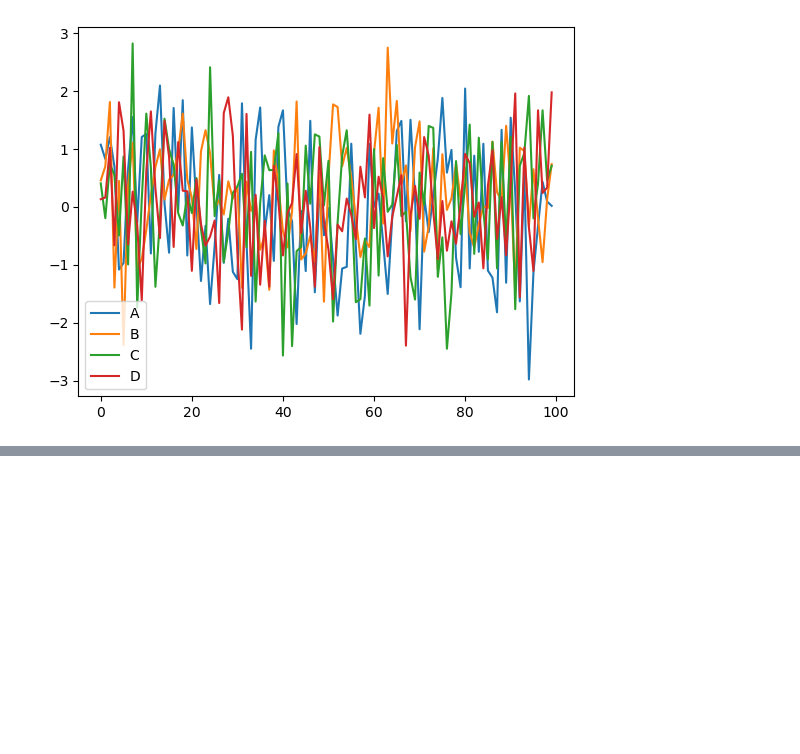
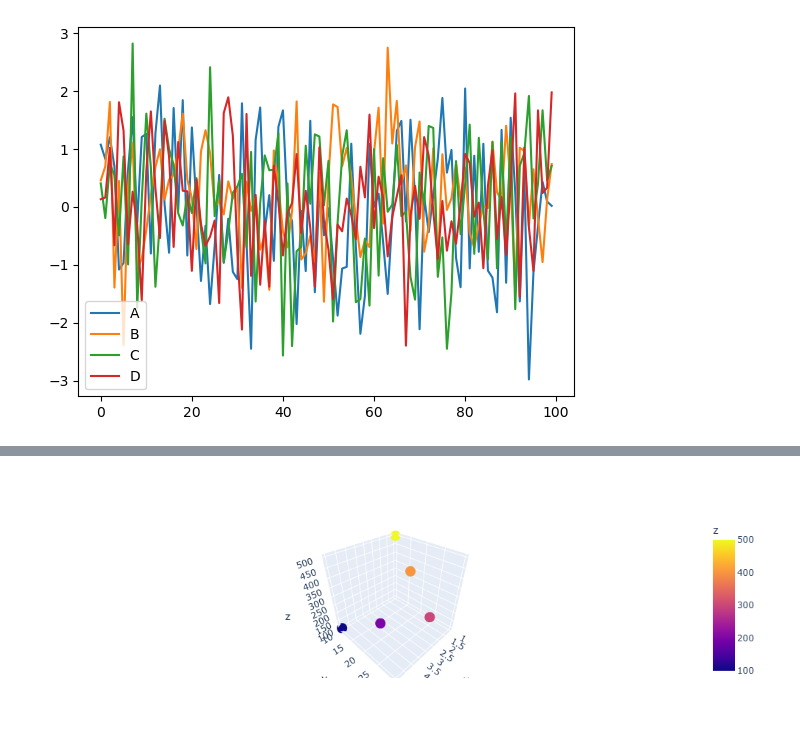
Before and after one commit to ChukwuemekaAgu/data-science-notebooks, a Jupyter notebook: Plotly&Cufflinks.ipynb, the cells around one changed output, grey strips where cells are left out. Cells and saved outputs as stored; diff of their text form; code cells hidden in the pictures; blank space fills up the shorter version.

```diff
--- a/Plotly&Cufflinks.ipynb
+++ b/Plotly&Cufflinks.ipynb
@@ -61,0 +58,2 @@ fig.show()
+# %%
+df3 = pd.DataFrame({'x':[1,2,3,4,5],'y':[10,20,30,20,10],'z':[500,400,300,200,100]})
@@ -61,0 +69,12 @@ fig.show()
+# %%
+fig = px.scatter_3d(
+    df3,
+    x='x',
+    y='y',
+    z='z',
+    color='z'
+)
+
+fig.show()
+# %% [output]
+[figure, added]
```
Also changed, not shown: parts of 16 cells of this notebook.
